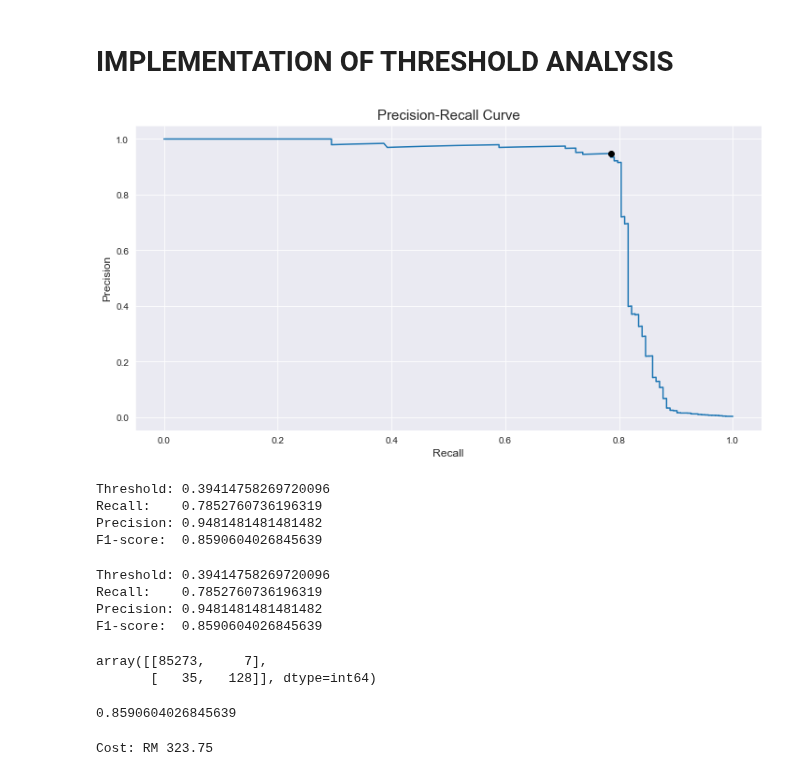
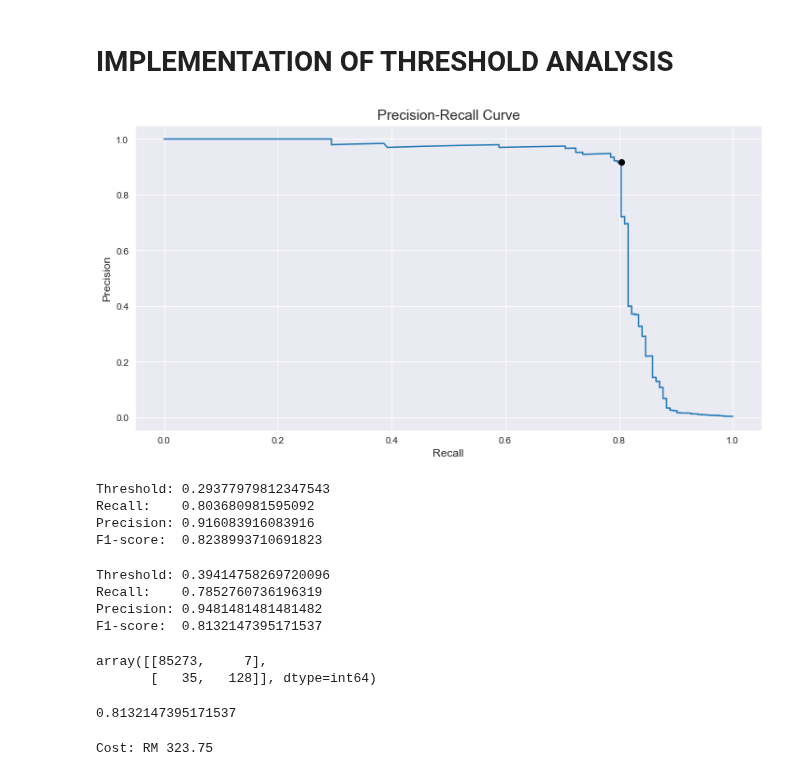
Before and after one commit to alfredomarinus/portfolio, a Jupyter notebook: Credit Card Fraud Detection/notebook.ipynb, the cells around one changed output. Cells and saved outputs as stored; diff of their text form; code cells hidden in the pictures.

```diff
--- a/Credit Card Fraud Detection/notebook.ipynb
+++ b/Credit Card Fraud Detection/notebook.ipynb
@@ -141,6 +141,10 @@ def true_positive(estimator, X, y):
     predictions = estimator.predict(X)
     cm = confusion_matrix(y, predictions)
     return cm[1][1]
+
+def f2_score(estimator, X, y):
+    predictions = estimator.predict(X)
+    return fbeta_score(y, predictions, beta=2)
 # %%
 df = df.iloc[:,1:]
 X = df.drop('Class', axis=1)
@@ -157,7 +161,8 @@ scoring = {'fp':false_positive,
            'fn':false_negative,
            'recall': 'recall',
            'precision': 'precision',
-           'f1_score': 'f1'}
+           'f1_score': 'f1',
+           'f2_score':f2_score}
 
 for name, model in create_models().items():
     print(f'--- Initializing {name} ---')
@@ -342,27 +352,27 @@ proba = forest.predict_proba(X_test_scaled)
 # %%
 precision, recall, threshold = precision_recall_curve(y_test, proba[:,1])
 
-fscore = (2 * precision * recall) / (precision + recall)
-idx = np.argmax(fscore)
+f2score = (5 * precision * recall) / (4 * precision + recall)
+idx = np.argmax(f2score)
 
 plt.figure(figsize=(12,6))
 plt.plot(recall, precision)
 plt.plot(recall[idx], precision[idx], marker='o', color='black')
 plt.title('Precision-Recall Curve', fontsize=15)
 plt.xlabel('Recall', fontsize=12)
 plt.ylabel('Precision', fontsize=12);
 # %% [output]
-[figure, old version]
+[figure, new version]
 # %%
 print(f'Threshold: {threshold[idx]}')
-print(f'Recall: {recall[idx]:21}')
+print(f'Recall: {recall[idx]:20}')
 print(f'Precision: {precision[idx]}')
-print(f'F1-score: {fscore[idx]:19}')
+print(f'F1-score: {f2score[idx]:19}')
 # %% [output]
-Threshold: 0.39414758269720096
-Recall:    0.7852760736196319
-Precision: 0.9481481481481482
-F1-score:  0.8590604026845639
+Threshold: 0.29377979812347543
+Recall:    0.803680981595092
+Precision: 0.916083916083916
+F1-score:  0.8238993710691823
 # %%
 recall_idx = np.where(recall >= recall_score(y_test, predictions))
 recall = recall[recall_idx]
@@ -380,12 +390,12 @@ idx = np.argmax(fscore)
 print(f'Threshold: {threshold[idx]}')
 print(f'Recall: {recall[idx]:21}')
 print(f'Precision: {precision[idx]}')
-print(f'F1-score: {fscore[idx]:19}')
+print(f'F1-score: {f2score[idx]:19}')
 # %% [output]
 Threshold: 0.39414758269720096
 Recall:    0.7852760736196319
 Precision: 0.9481481481481482
-F1-score:  0.8590604026845639
+F1-score:  0.8132147395171537
 # %%
 new_predictions = np.where(proba[:,1] >= threshold[idx], 1, 0)
 confusion_matrix(y_test, new_predictions)
@@ -393,9 +403,9 @@ confusion_matrix(y_test, new_predictions)
 array([[85273,     7],
        [   35,   128]], dtype=int64)
 # %%
-f1_score(y_test, new_predictions)
+fbeta_score(y_test, new_predictions, beta=2)
 # %% [output]
-0.8590604026845639
+0.8132147395171537
 # %%
 (tn, fp), (fn, tp) = confusion_matrix(y_test, new_predictions)
 
```
Also changed, not shown: parts of 7 cells of this notebook, 1 other file.
